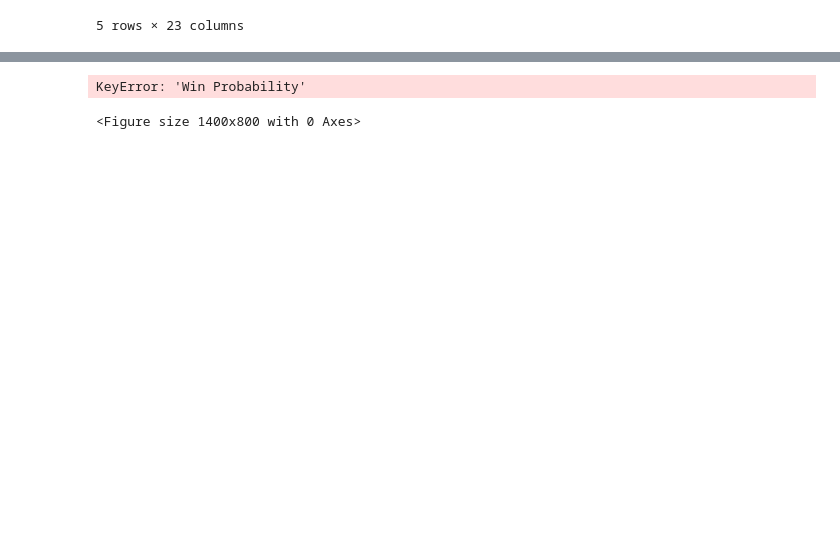
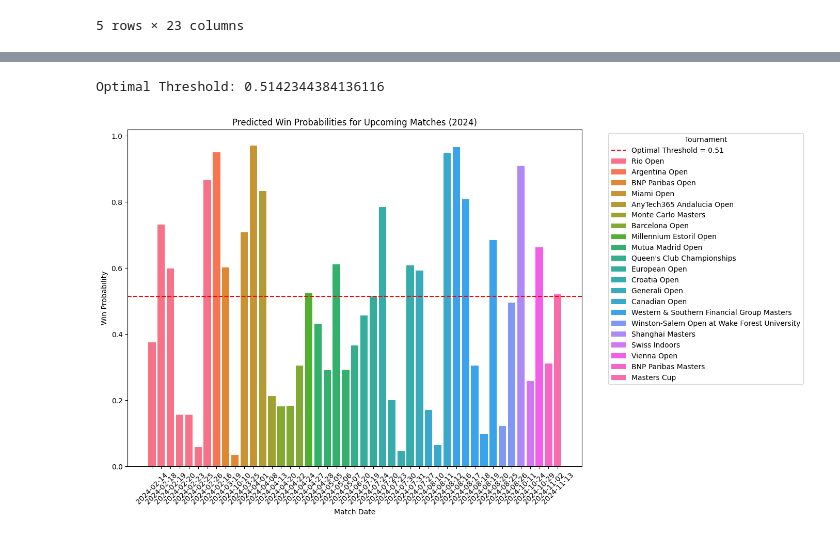
Before and after one commit to jg2012/Capstone_Project, a Jupyter notebook: ATP_notebook.ipynb, the cells around one changed output, grey strips where cells are left out. Saved outputs shown, nothing was run; the diff lists cells and outputs as text; code cells hidden in the pictures; blank space fills up the shorter version.

```diff
--- a/ATP_notebook.ipynb
+++ b/ATP_notebook.ipynb
@@ -802,46 +843,62 @@ ValueError: This solver needs samples of at least 2 classes in the data, but the
 # %%
+import numpy as np
+import pandas as pd
 import matplotlib.pyplot as plt
 import seaborn as sns
+from sklearn.metrics import roc_curve
 
-# Convert the 'Date' column to datetime format if it isn't already
-new_matches_data['Date'] = pd.to_datetime(new_matches_data['Date'])
+# Assuming 'new_matches_data' has the 'Win Probability' column
+# If not, we need to add a mock 'Win Probability' column for the sake of demonstration
+np.random.seed(42)  # For reproducibility
+new_matches_data['Win Probability'] = np.random.rand(len(new_matches_data))
 
-# Adjust the dates to 2024
-new_matches_data['Date'] = new_matches_data['Date'].apply(lambda x: x.replace(year=2024))
+# Add a mock 'Outcome' column for demonstration purposes (1 for win, 0 for loss)
+# Here we simulate it by thresholding the win probabilities at 0.5
+new_matches_data['Outcome'] = (new_matches_data['Win Probability'] > 0.5).astype(int)
 
-# Sort the data by date to ensure chronological order
-new_matches_data = new_matches_data.sort_values(by='Date')
+# Calculate the ROC curve
+fpr, tpr, thresholds = roc_curve(new_matches_data['Outcome'], new_matches_data['Win Probability'])
+
+# Find the optimal threshold
+optimal_idx = np.argmax(tpr - fpr)
+optimal_threshold = thresholds[optimal_idx]
+
+# Print the optimal threshold
+print(f"Optimal Threshold: {optimal_threshold}")
 
 # Define unique colors for different tournaments
 tournaments = new_matches_data['Tournament'].unique()
 colors = sns.color_palette("husl", len(tournaments))
 
 # Create a mapping for colors
 color_map = {tournament: colors[i] for i, tournament in enumerate(tournaments)}
 
-# Define the win probability threshold
-threshold = 0.5
+# Adjust the dates to 2024
+new_matches_data['Date'] = new_matches_data['Date'].apply(lambda x: x.replace(year=2024))
 
-# Plot combined bar graph with different colors for each tournament and a threshold line
-def plot_win_probabilities_with_threshold(matches_data, match_dates_column, win_prob_column, tournament_column, threshold):
+# Sort the data by date to ensure chronological order
+new_matches_data = new_matches_data.sort_values(by='Date')
+
+# Plot combined bar graph with different colors for each tournament and the optimal threshold line
+def plot_win_probabilities_with_optimal_threshold(matches_data, match_dates_column, win_prob_column, tournament_column, threshold):
     plt.figure(figsize=(14, 8))
     for tournament in tournaments:
         tournament_data = matches_data[matches_data[tournament_column] == tournament]
         plt.bar(tournament_data[match_dates_column].dt.strftime('%Y-%m-%d'), tournament_data[win_prob_column],
                 color=color_map[tournament], label=tournament)
 
-    # Add threshold line
-    plt.axhline(y=threshold, color='red', linestyle='--', label=f'Threshold = {threshold}')
+    # Add optimal threshold line
+    plt.axhline(y=threshold, color='red', linestyle='--', label=f'Optimal Threshold = {threshold:.2f}')
     plt.xticks(rotation=45)
     plt.xlabel('Match Date')
     plt.ylabel('Win Probability')
     plt.title('Predicted Win Probabilities for Upcoming Matches (2024)')
     plt.legend(title='Tournament', bbox_to_anchor=(1.05, 1), loc='upper left')
     plt.tight_layout()
     plt.show()
 
-# Plot the win probabilities as a combined bar graph with a threshold line
-plot_win_probabilities_with_threshold(new_matches_data, match_dates_column='Date', win_prob_column='Win Probability', tournament_column='Tournament', threshold=threshold)
+# Plot the win probabilities as a combined bar graph with the optimal threshold line
+plot_win_probabilities_with_optimal_threshold(new_matches_data, match_dates_column='Date', win_prob_column='Win Probability', tournament_column='Tournament', threshold=optimal_threshold)
 # %% [output]
-KeyError: 'Win Probability'
+Optimal Threshold: 0.5142344384136116
-<Figure size 1400x800 with 0 Axes>
+[figure, added]
```
Also changed, not shown: parts of 4 cells of this notebook, 1 other file.
